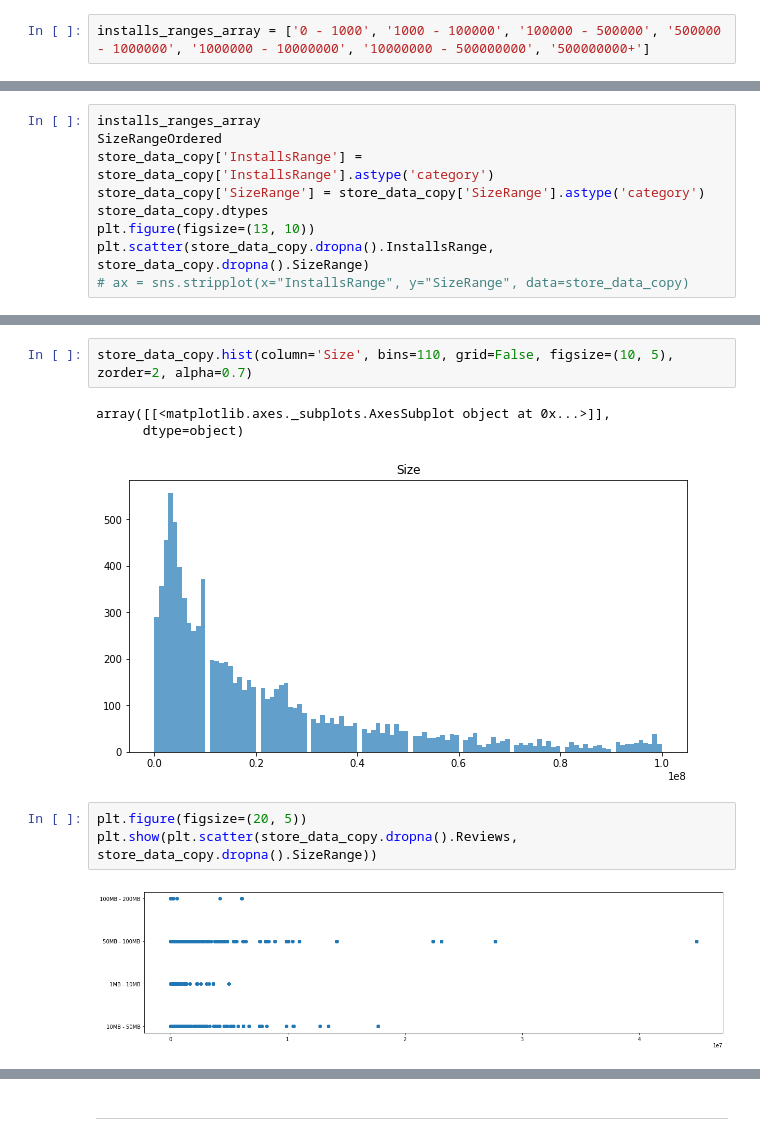
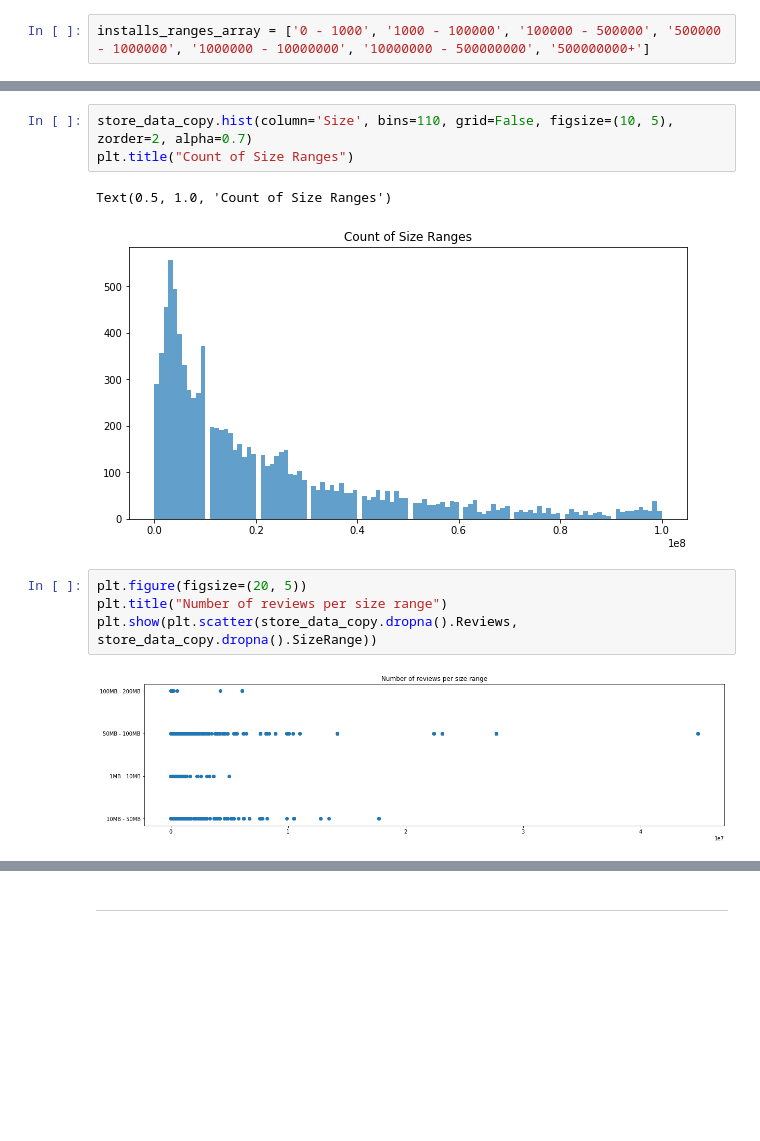
Before and after one commit to RandHood/DataSighence, a Jupyter notebook: notebook.ipynb, the cells around one changed output, grey strips where cells are left out. Drawn from its saved outputs; the diff is of its cells as text; blank space fills up the shorter version.

```diff
--- a/notebook.ipynb
+++ b/notebook.ipynb
@@ -495,9 +493,0 @@ pd.crosstab(store_data_copy.dropna().InstallsRange, store_data_copy.dropna().Siz
-# %%
-installs_ranges_array
-SizeRangeOrdered
-store_data_copy['InstallsRange'] = store_data_copy['InstallsRange'].astype('category')
-store_data_copy['SizeRange'] = store_data_copy['SizeRange'].astype('category')
-store_data_copy.dtypes
-plt.figure(figsize=(13, 10))
-plt.scatter(store_data_copy.dropna().InstallsRange, store_data_copy.dropna().SizeRange)
-# ax = sns.stripplot(x="InstallsRange", y="SizeRange", data=store_data_copy)
@@ -536,13 +516,14 @@ plt.legend(current_handles,SizeRangeOrdered)
 # %%
 store_data_copy.hist(column='Size', bins=110, grid=False, figsize=(10, 5), zorder=2, alpha=0.7)
+plt.title("Count of Size Ranges")
 # %% [output]
-array([[<matplotlib.axes._subplots.AxesSubplot object at 0x...>]],
-      dtype=object)
+Text(0.5, 1.0, 'Count of Size Ranges')
-[figure, old version]
+[figure, new version]
 # %%
 plt.figure(figsize=(20, 5))
+plt.title("Number of reviews per size range")
 plt.show(plt.scatter(store_data_copy.dropna().Reviews, store_data_copy.dropna().SizeRange))
 # %% [output]
-[figure, old version]
+[figure, new version]
 # %%
 store_data_copy.boxplot(column='Installs', by='SizeRange', figsize=(10,5))
```
Also changed, not shown: parts of 30 cells of this notebook.
